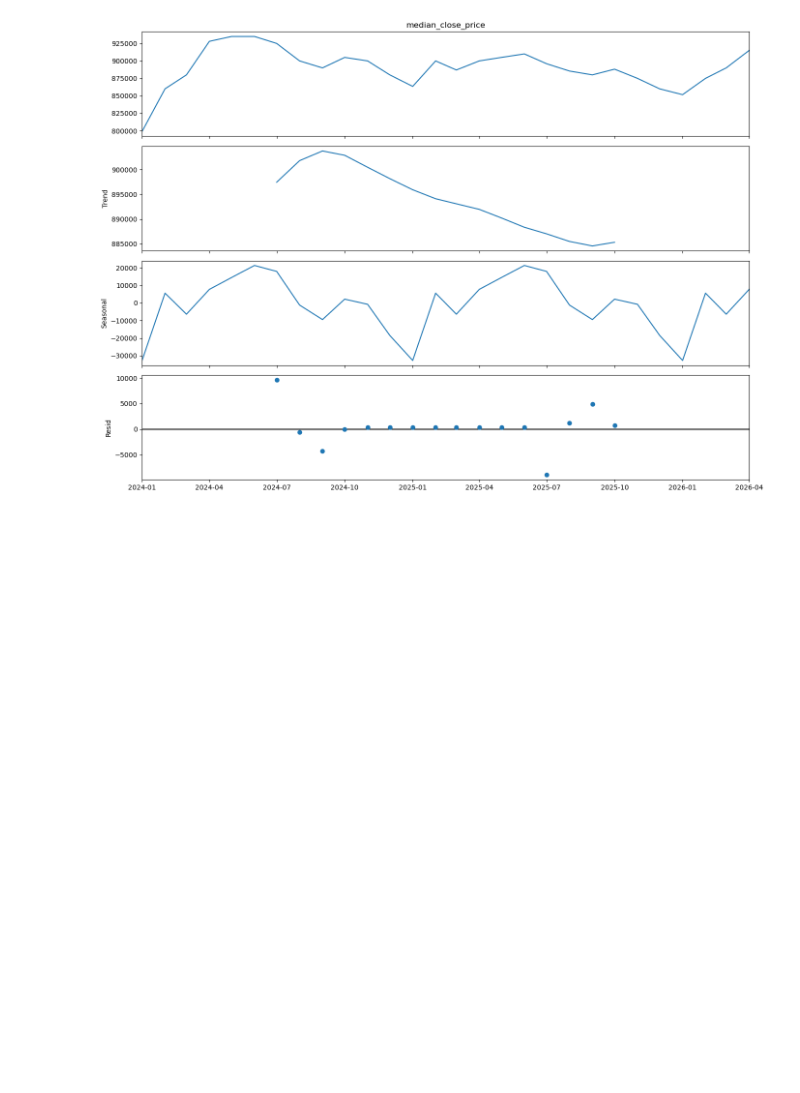
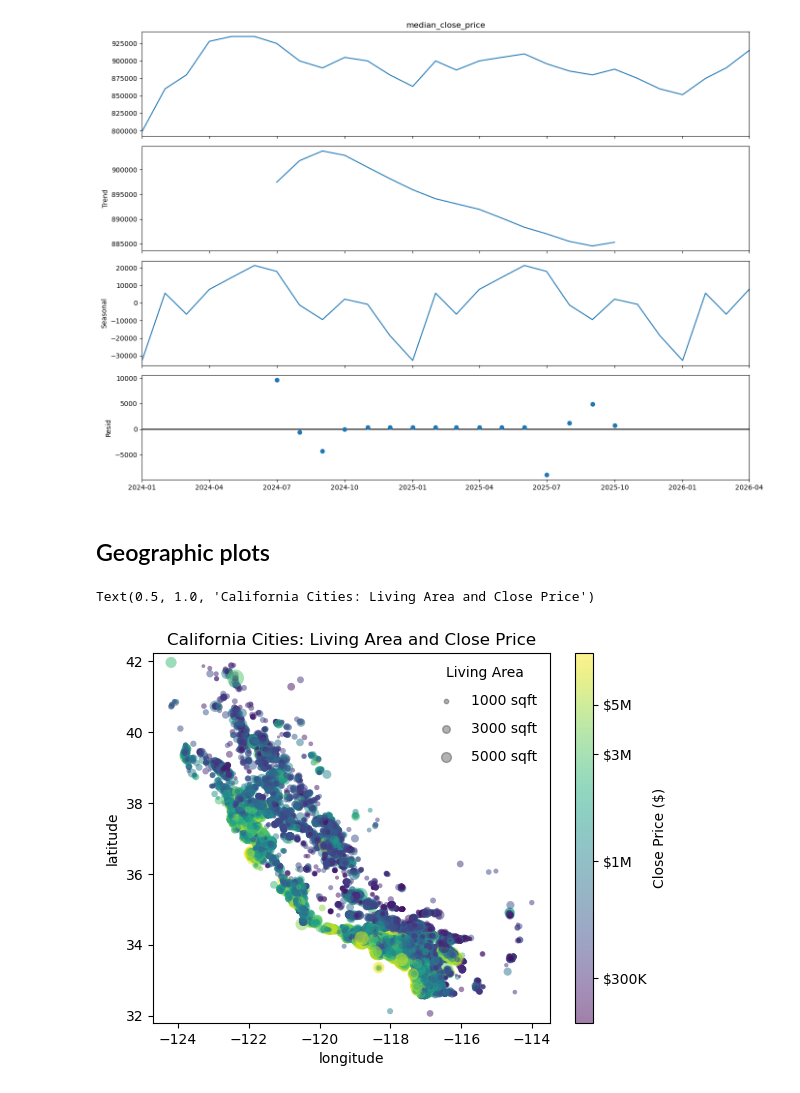
Before and after one commit to Crystal-GAO/IDX-Exchange-Data-Science, a Jupyter notebook: 01_exploration.ipynb, the cells around one changed output. Drawn from its saved outputs; the diff is of its cells as text; code cells hidden in the pictures; blank space fills up the shorter version.

Commit message:
Add files via upload
Add additional geographic plots

```diff
--- a/01_exploration.ipynb
+++ b/01_exploration.ipynb
@@ -760,3 +760,31 @@ fig.tight_layout()
 plt.show()
 # %% [output]
 [figure]
+# %% [markdown]
+## Geographic plots
+# %%
+# Select and clean the columns needed for plotting.
+plot_data = seg_data[["Latitude", "Longitude", "ClosePrice", "LivingArea"]].apply(pd.to_numeric, errors="coerce").dropna()
+plot_data = plot_data[(plot_data["ClosePrice"] > 0) & (plot_data["LivingArea"] > 0) & plot_data["Longitude"].between(-124.5, -114) & plot_data["Latitude"].between(32, 42.1)].copy()
+size_scale = 100
+plt.scatter(plot_data["Longitude"], plot_data["Latitude"], label=None,
+            c=np.log10(plot_data["ClosePrice"]), cmap='viridis',
+            s=plot_data["LivingArea"]/size_scale, linewidth=0, alpha=0.5)
+plt.axis('equal')
+plt.xlabel('longitude')
+plt.ylabel('latitude')
+#plt.colorbar(label='log$_{10}$(ClosePrice)')
+
+#Set tick positions on the log10 scale.
+price_ticks = [100000, 300000, 1000000, 3000000, 5000000]
+cb = plt.colorbar(ticks=np.log10(price_ticks))
+cb.set_ticklabels(["$100K", "$300K", "$1M", "$3M", "$5M"])
+cb.set_label("Close Price ($)")
+
+for area in [1000, 3000, 5000]:
+    plt.scatter([], [], c='k', alpha=0.3, s=area/size_scale, label=str(area) + ' sqft')
+plt.legend(scatterpoints=1, frameon=False, labelspacing=1, title='Living Area')
+plt.title('California Cities: Living Area and Close Price')
+# %% [output]
+Text(0.5, 1.0, 'California Cities: Living Area and Close Price')
+[figure, added]
```
Also changed, not shown: parts of 2 cells of this notebook.
